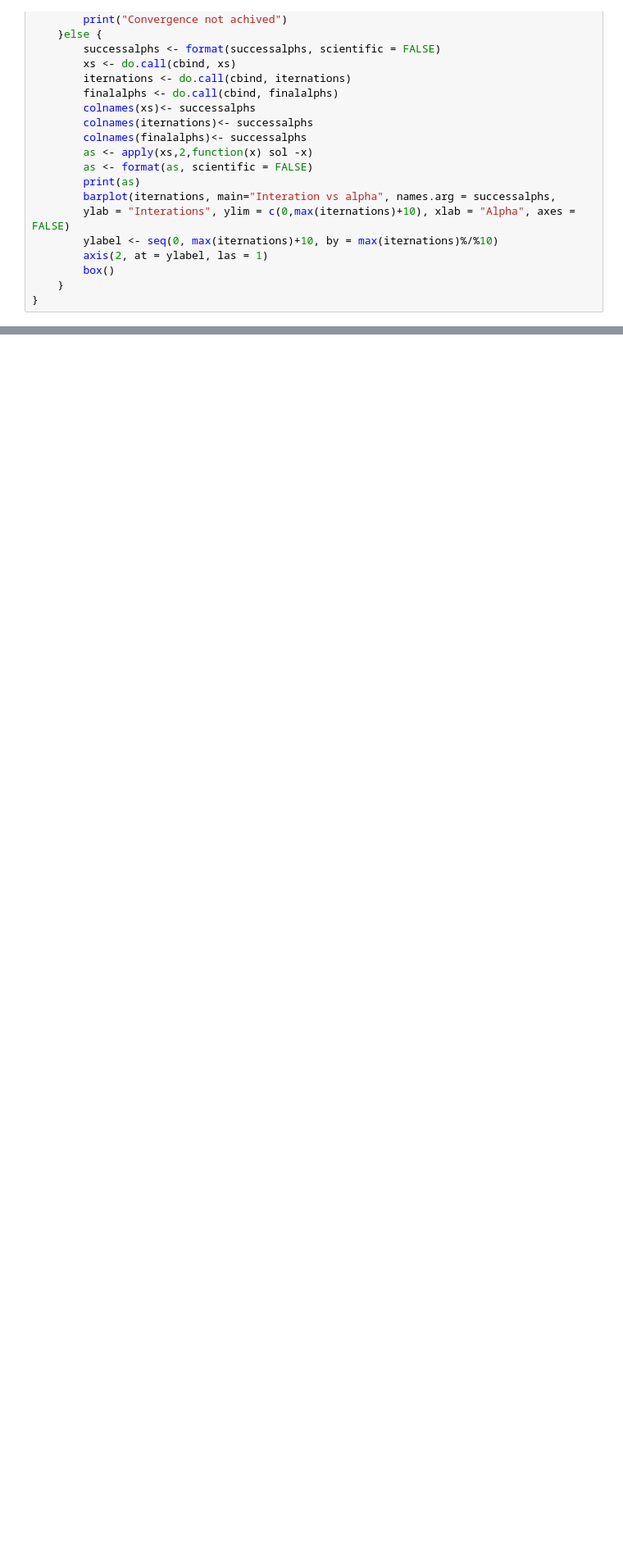
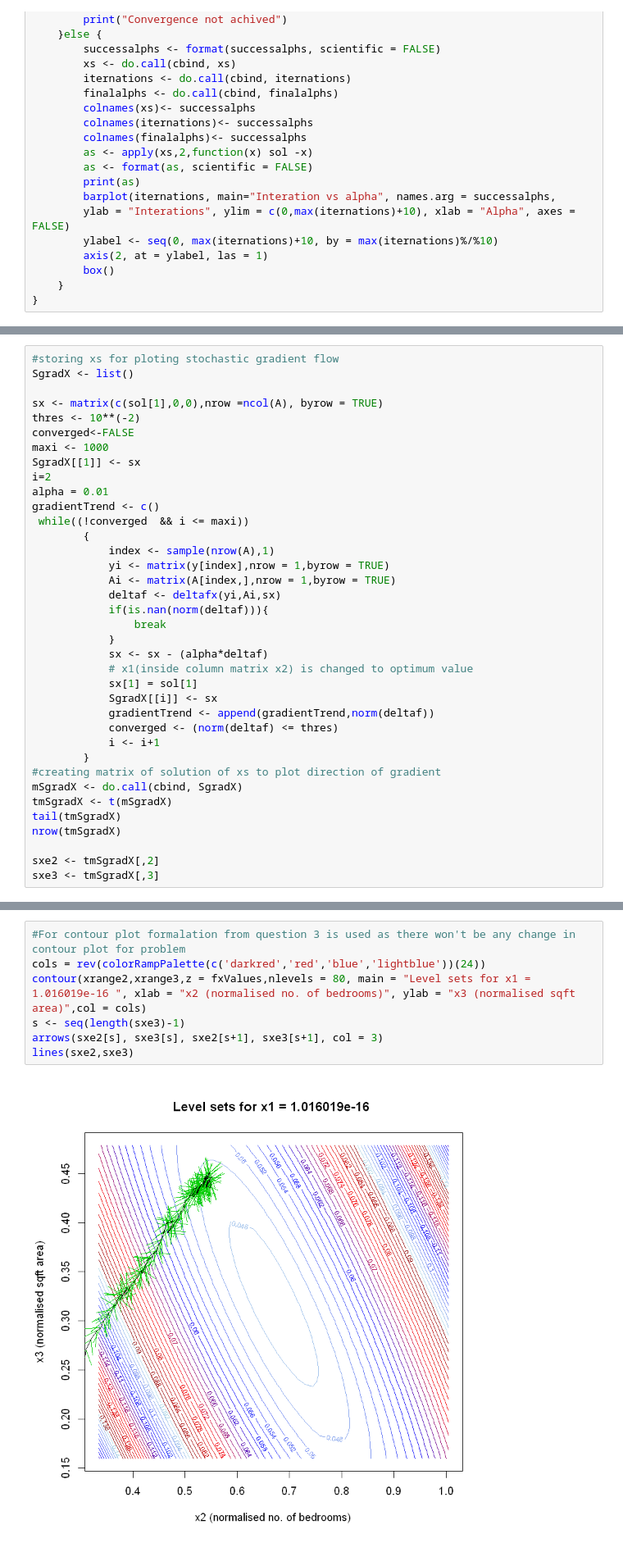
Before and after one commit to jainsanyam786/OptimizationForMachineLearning, a Jupyter notebook: HW1.ipynb, the cells around one changed output, grey strips where cells are left out. Shown: that part at 82% size. Drawn from its saved outputs; the diff is of its cells as text; blank space fills up the shorter version.

```diff
--- a/HW1.ipynb
+++ b/HW1.ipynb
@@ -513,0 +760,37 @@ Second method provide convergence for smaller learning rates giving chance to be
+# %%
+#storing xs for ploting stochastic gradient flow
+SgradX <- list()
+
+sx <- matrix(c(sol[1],0,0),nrow =ncol(A), byrow = TRUE)
+thres <- 10**(-2)
+converged<-FALSE
+maxi <- 1000
+SgradX[[1]] <- sx
+i=2
+alpha = 0.01
+gradientTrend <- c()
+ while((!converged  && i <= maxi))
+        {
+            index <- sample(nrow(A),1)
+            yi <- matrix(y[index],nrow = 1,byrow = TRUE)
+            Ai <- matrix(A[index,],nrow = 1,byrow = TRUE)
+            deltaf <- deltafx(yi,Ai,sx)
+            if(is.nan(norm(deltaf))){
+                break
+            }
+            sx <- sx - (alpha*deltaf)
+            # x1(inside column matrix x2) is changed to optimum value
+            sx[1] = sol[1]
+            SgradX[[i]] <- sx
+            gradientTrend <- append(gradientTrend,norm(deltaf))
+            converged <- (norm(deltaf) <= thres)
+            i <- i+1
+        }
+#creating matrix of solution of xs to plot direction of gradient
+mSgradX <- do.call(cbind, SgradX)
+tmSgradX <- t(mSgradX)
+tail(tmSgradX)
+nrow(tmSgradX)
+
+sxe2 <- tmSgradX[,2]
+sxe3 <- tmSgradX[,3]
@@ -513,0 +805,9 @@ Second method provide convergence for smaller learning rates giving chance to be
+# %%
+#For contour plot formalation from question 3 is used as there won't be any change in contour plot for problem
+cols = rev(colorRampPalette(c('darkred','red','blue','lightblue'))(24))
+contour(xrange2,xrange3,z = fxValues,nlevels = 80, main = "Level sets for x1 = 1.016019e-16 ", xlab = "x2 (normalised no. of bedrooms)", ylab = "x3 (normalised sqft area)",col = cols)
+s <- seq(length(sxe3)-1)
+arrows(sxe2[s], sxe3[s], sxe2[s+1], sxe3[s+1], col = 3)
+lines(sxe2,sxe3)
+# %% [output]
+[figure, added]
```
Also changed, not shown: parts of 23 cells of this notebook, 1 other file.
